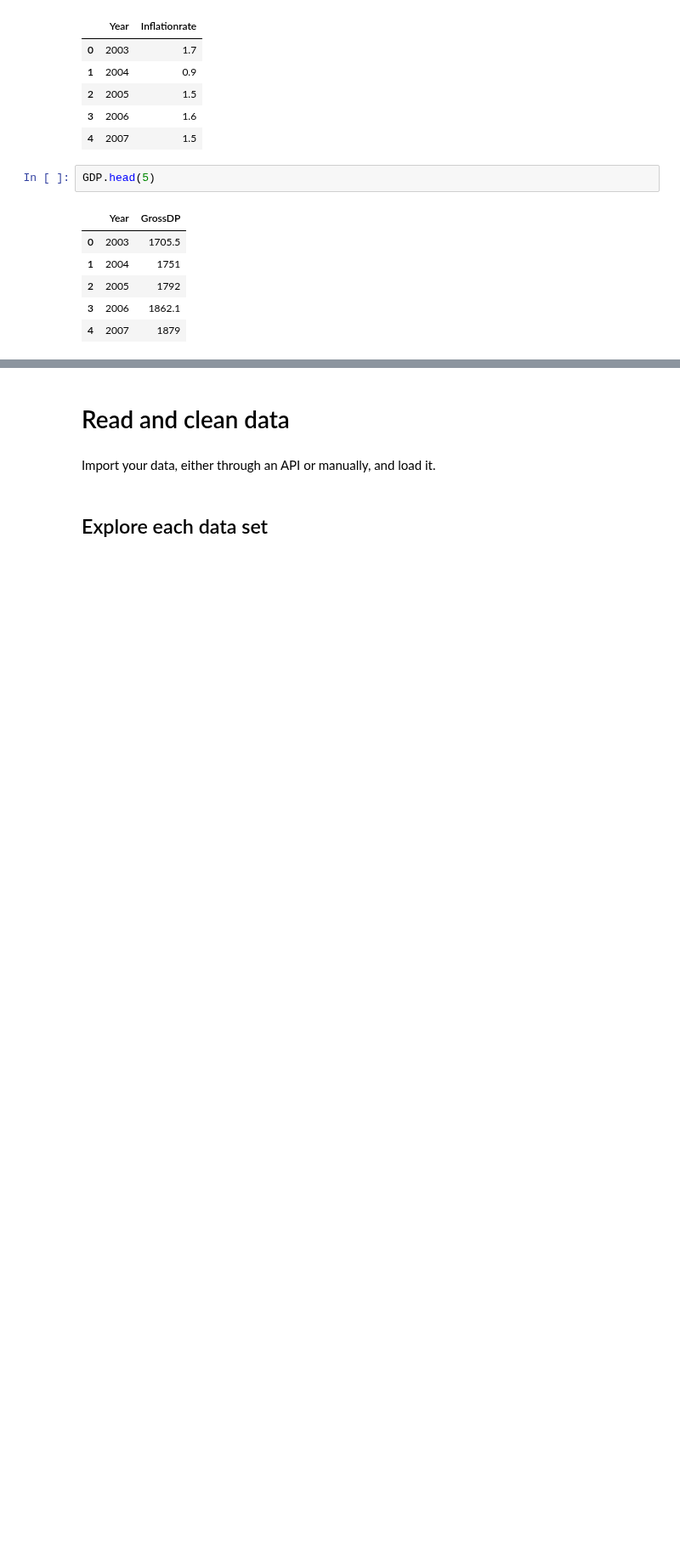
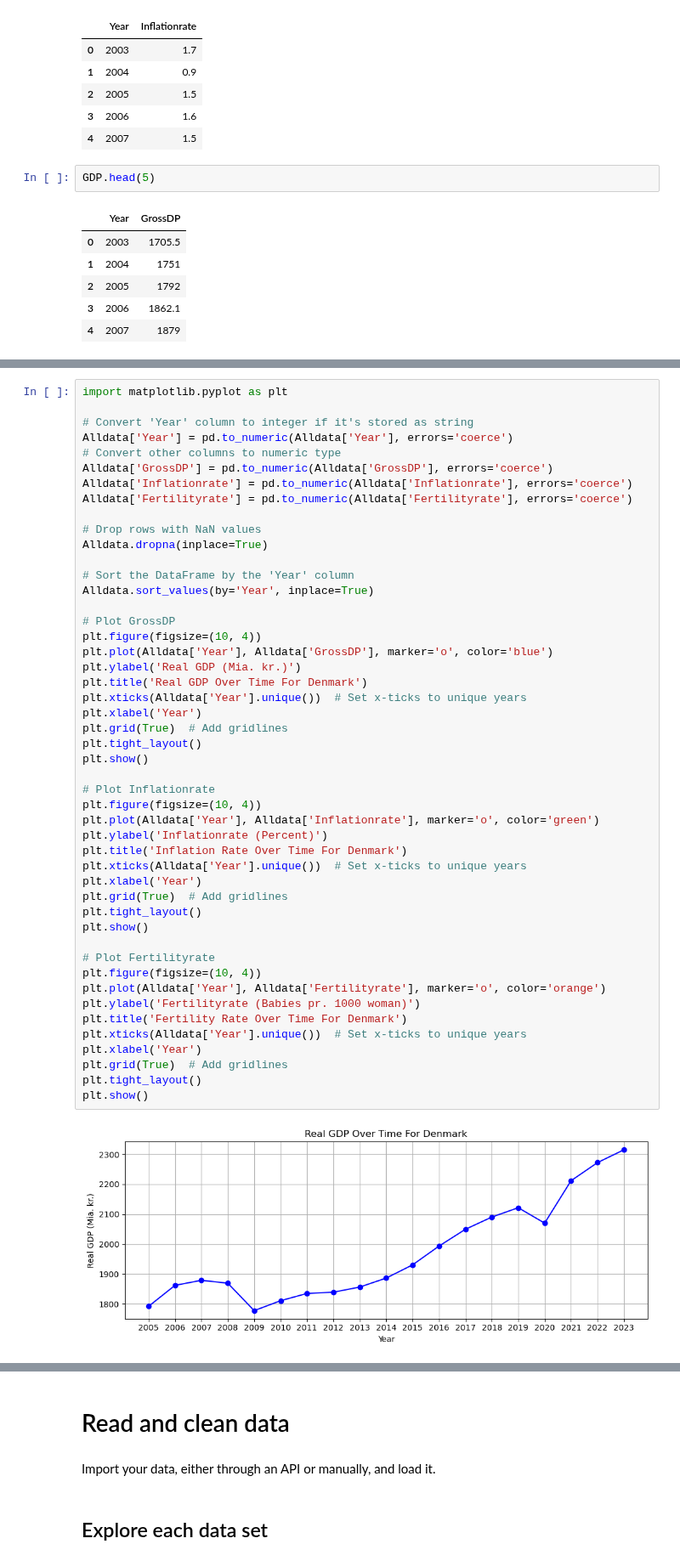
Before and after one commit to NumEconCopenhagen/projects-2024-anton-og-phillip, a Jupyter notebook: dataproject/dataproject.ipynb, the cells around one changed output, grey strips where cells are left out. Shown at 85% size. Drawn from its saved outputs; the diff is of its cells as text; blank space fills up the shorter version.

```diff
--- a/dataproject/dataproject.ipynb
+++ b/dataproject/dataproject.ipynb
@@ -176,0 +128,50 @@ plt.show()
+# %%
+import matplotlib.pyplot as plt
+
+# Convert 'Year' column to integer if it's stored as string
+Alldata['Year'] = pd.to_numeric(Alldata['Year'], errors='coerce')
+# Convert other columns to numeric type
+Alldata['GrossDP'] = pd.to_numeric(Alldata['GrossDP'], errors='coerce')
+Alldata['Inflationrate'] = pd.to_numeric(Alldata['Inflationrate'], errors='coerce')
+Alldata['Fertilityrate'] = pd.to_numeric(Alldata['Fertilityrate'], errors='coerce')
+
+# Drop rows with NaN values
+Alldata.dropna(inplace=True)
+
+# Sort the DataFrame by the 'Year' column
+Alldata.sort_values(by='Year', inplace=True)
+
+# Plot GrossDP
+plt.figure(figsize=(10, 4))
+plt.plot(Alldata['Year'], Alldata['GrossDP'], marker='o', color='blue')
+plt.ylabel('Real GDP (Mia. kr.)')
+plt.title('Real GDP Over Time For Denmark')
+plt.xticks(Alldata['Year'].unique())  # Set x-ticks to unique years
+plt.xlabel('Year')
+plt.grid(True)  # Add gridlines
+plt.tight_layout()
+plt.show()
+
+# Plot Inflationrate
+plt.figure(figsize=(10, 4))
+plt.plot(Alldata['Year'], Alldata['Inflationrate'], marker='o', color='green')
+plt.ylabel('Inflationrate (Percent)')
+plt.title('Inflation Rate Over Time For Denmark')
+plt.xticks(Alldata['Year'].unique())  # Set x-ticks to unique years
+plt.xlabel('Year')
+plt.grid(True)  # Add gridlines
+plt.tight_layout()
+plt.show()
+
+# Plot Fertilityrate
+plt.figure(figsize=(10, 4))
+plt.plot(Alldata['Year'], Alldata['Fertilityrate'], marker='o', color='orange')
+plt.ylabel('Fertilityrate (Babies pr. 1000 woman)')
+plt.title('Fertility Rate Over Time For Denmark')
+plt.xticks(Alldata['Year'].unique())  # Set x-ticks to unique years
+plt.xlabel('Year')
+plt.grid(True)  # Add gridlines
+plt.tight_layout()
+plt.show()
+# %% [output]
+[figure, added]
```
Also changed, not shown: parts of 8 cells of this notebook.
